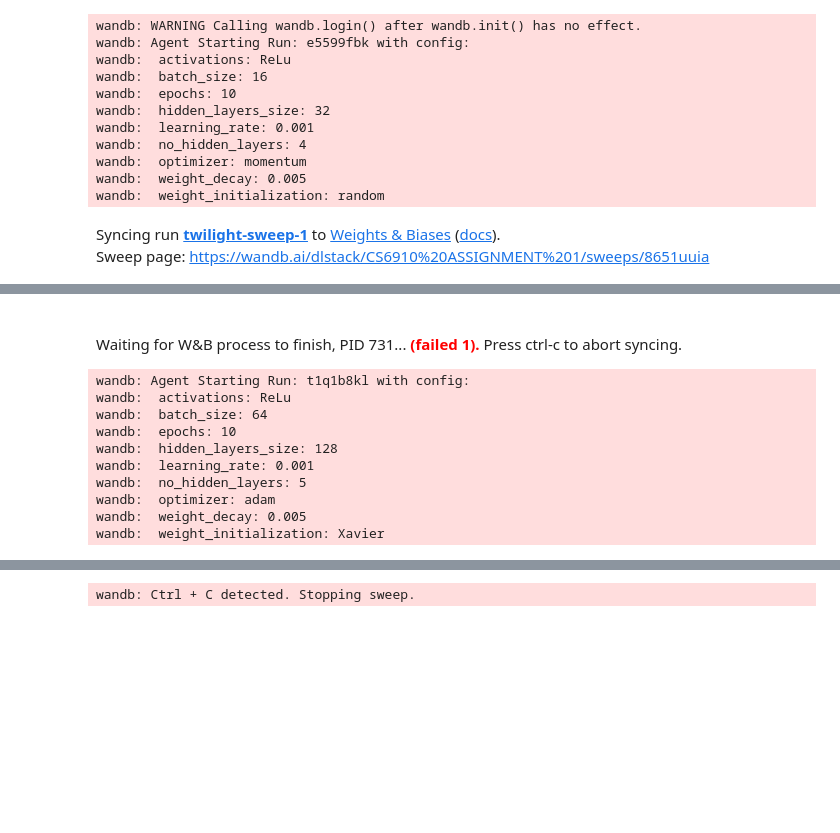
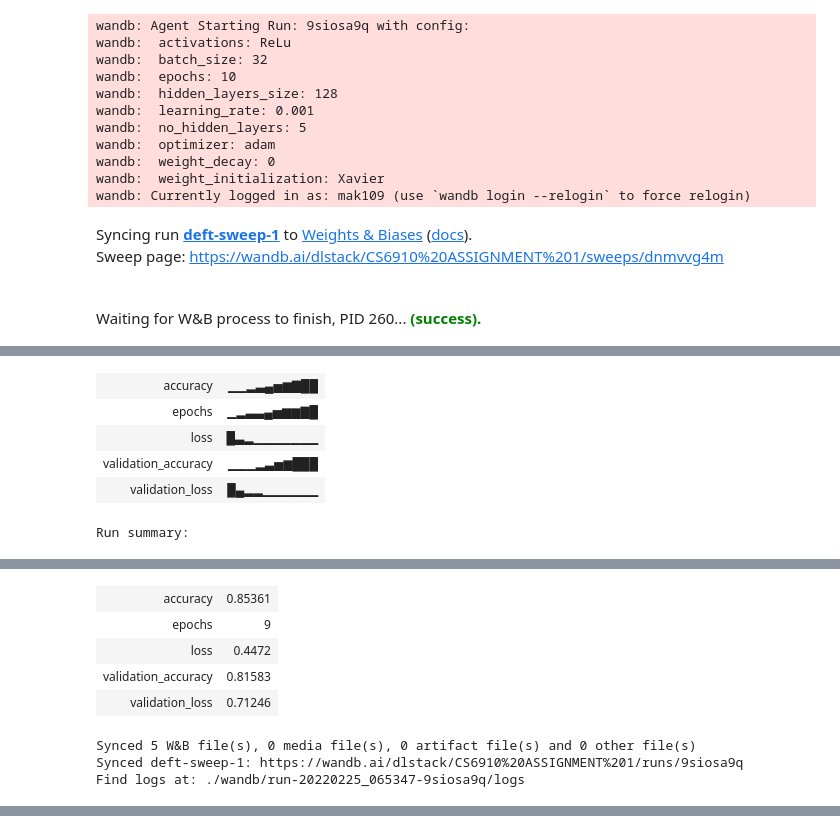
Before and after one commit to Amartya-pixel/My-code-page, a Jupyter notebook: Copy_of_cs6910_assignment1v2_0.ipynb, the cells around one changed output, grey strips where cells are left out. Cells and saved outputs as stored; diff of their text form; code cells hidden in the pictures; blank space fills up the shorter version.

```diff
--- a/Copy_of_cs6910_assignment1v2_0.ipynb
+++ b/Copy_of_cs6910_assignment1v2_0.ipynb
@@ -602,12 +675,0 @@ wandb: Currently logged in as: dlstack (use `wandb login --relogin` to force rel
-# %%
-import wandb
-
-wandb.init(project="CS6910 ASSIGNMENT 1", entity="dlstack")
-for epoch in range(ff.epochs):
-  train_acc,train_loss,val_acc,val_loss = ff.fit()
-  metrics = {"accuracy":train_acc,
-             "loss":train_loss,
-            "validation_accuracy": val_acc,
-              "validation_loss": val_loss,
-             "epochs":epoch}
-  wandb.log(metrics)
@@ -713,9 +795,16 @@ Sweep URL: https://wandb.ai/dlstack/CS6910%20ASSIGNMENT%201/sweeps/73itj8in
+# %%
+def best_model_by_accuracy(Models):
+  sorted_List = sorted(Models,key = lambda d : d['accuracy'],reverse=True)
+  best_model = sorted_List[0]['model']
+  return best_model
 # %%
+Models = []
 def train():
     with wandb.init() as run:
         config = wandb.config
         # print(config)
         model = FeedForwardNN(config=config)
+        train_acc,train_loss,val_acc,val_loss = 0,0,0,0
         for epoch in range(config["epochs"]):
             train_acc,train_loss,val_acc,val_loss = model.fit()  # model training code here
             metrics = {
@@ -726,21 +815,32 @@ def train():
              "epochs":epoch
              }
             wandb.log(metrics)
+        Models.append({
+            "accuracy":train_acc,
+            "loss":train_loss,
+            "validation_accuracy": val_acc,
+            "validation_loss": val_loss,
+            "model":model
+        })
 
-count = 10 # number of runs to execute
-wandb.agent(sweep_id, function=train, count=count)
+count = 5 # number of runs to execute
+# wandb.agent(sweep_id, function=train, count=count)
 wandb.agent(sweep_id2, function=train, count=count)
+best_model = best_model_by_accuracy(Models)
+Y_true_test = np.argmax(Y_test,0)
+Y_true_pred = best_model.predict(X_test)
 # %% [output]
-wandb: WARNING Calling wandb.login() after wandb.init() has no effect.
-wandb: Agent Starting Run: e5599fbk with config:
+wandb: Agent Starting Run: 9siosa9q with config:
 wandb:  activations: ReLu
-wandb:  batch_size: 16
+wandb:  batch_size: 32
 wandb:  epochs: 10
-wandb:  hidden_layers_size: 32
+wandb:  hidden_layers_size: 128
 wandb:  learning_rate: 0.001
-wandb:  no_hidden_layers: 4
-wandb:  optimizer: momentum
-wandb:  weight_decay: 0.005
-wandb:  weight_initialization: random
+wandb:  no_hidden_layers: 5
+wandb:  optimizer: adam
+wandb:  weight_decay: 0
+wandb:  weight_initialization: Xavier
+wandb: Currently logged in as: mak109 (use `wandb login --relogin` to force relogin)
-Syncing run twilight-sweep-1 to Weights & Biases (docs).
-Sweep page: https://wandb.ai/dlstack/CS6910%20ASSIGNMENT%201/sweeps/8651uuia
+Syncing run deft-sweep-1 to Weights & Biases (docs).
+Sweep page: https://wandb.ai/dlstack/CS6910%20ASSIGNMENT%201/sweeps/dnmvvg4m
+Waiting for W&B process to finish, PID 260... (success).
@@ -749,11 +848,6 @@ wandb: WARNING Calling wandb.login() after wandb.init() has no effect.
-Waiting for W&B process to finish, PID 731... (failed 1). Press ctrl-c to abort syncing.
+| accuracy | ▁▁▂▃▄▅▆▇██ |
+| epochs | ▁▂▃▃▄▅▆▆▇█ |
+| loss | █▃▂▁▁▁▁▁▁▁ |
+| validation_accuracy | ▁▁▁▂▃▅▆███ |
+| validation_loss | █▄▂▂▁▁▁▁▁▁ |
-wandb: Agent Starting Run: t1q1b8kl with config:
-wandb:  activations: ReLu
-wandb:  batch_size: 64
-wandb:  epochs: 10
-wandb:  hidden_layers_size: 128
-wandb:  learning_rate: 0.001
-wandb:  no_hidden_layers: 5
-wandb:  optimizer: adam
-wandb:  weight_decay: 0.005
-wandb:  weight_initialization: Xavier
+Run summary:
@@ -760,0 +854,8 @@ wandb:  weight_initialization: Xavier
+| accuracy | 0.85361 |
+| epochs | 9 |
+| loss | 0.4472 |
+| validation_accuracy | 0.81583 |
+| validation_loss | 0.71246 |
+Synced 5 W&B file(s), 0 media file(s), 0 artifact file(s) and 0 other file(s)
+Synced deft-sweep-1: https://wandb.ai/dlstack/CS6910%20ASSIGNMENT%201/runs/9siosa9q
+Find logs at: ./wandb/run-20220225_065347-9siosa9q/logs
@@ -763 +873,0 @@ Sweep page: https://wandb.ai/dlstack/CS6910%20ASSIGNMENT%201/sweeps/73itj8in
-wandb: Ctrl + C detected. Stopping sweep.
```
Also changed, not shown: parts of 20 cells of this notebook.
